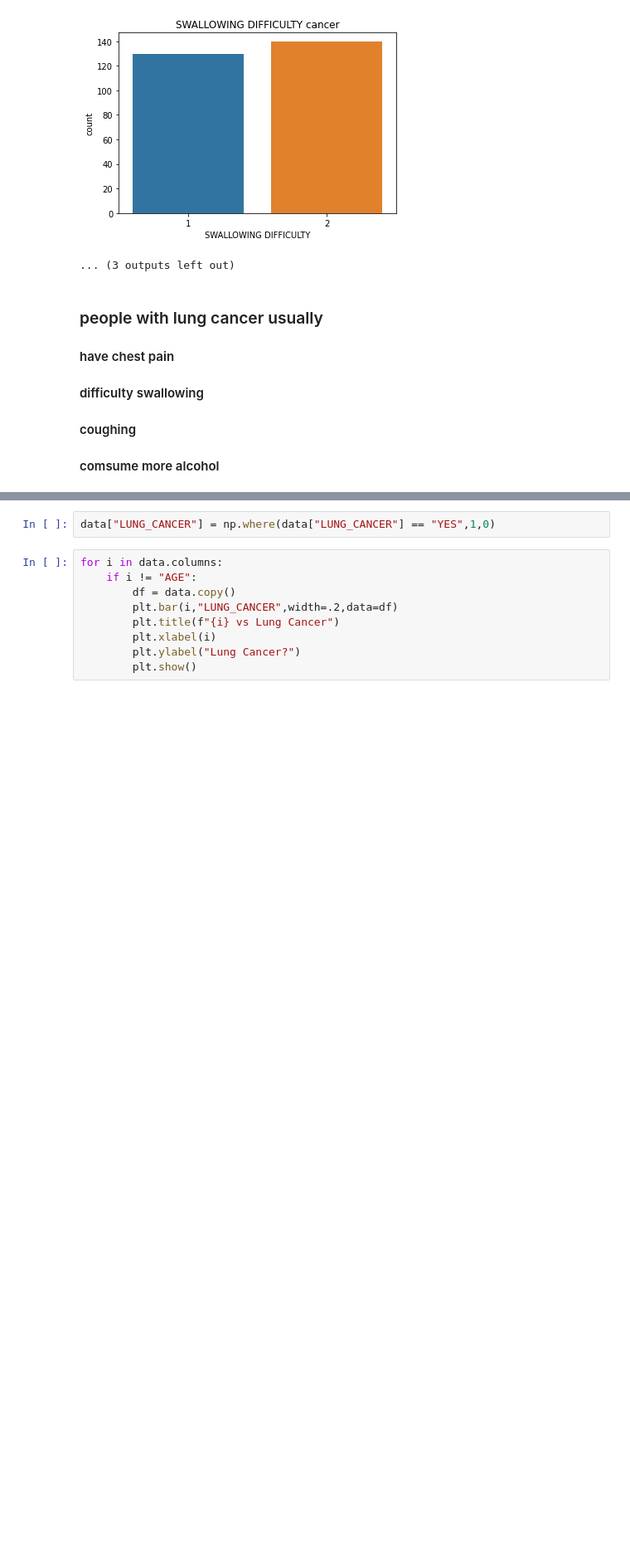
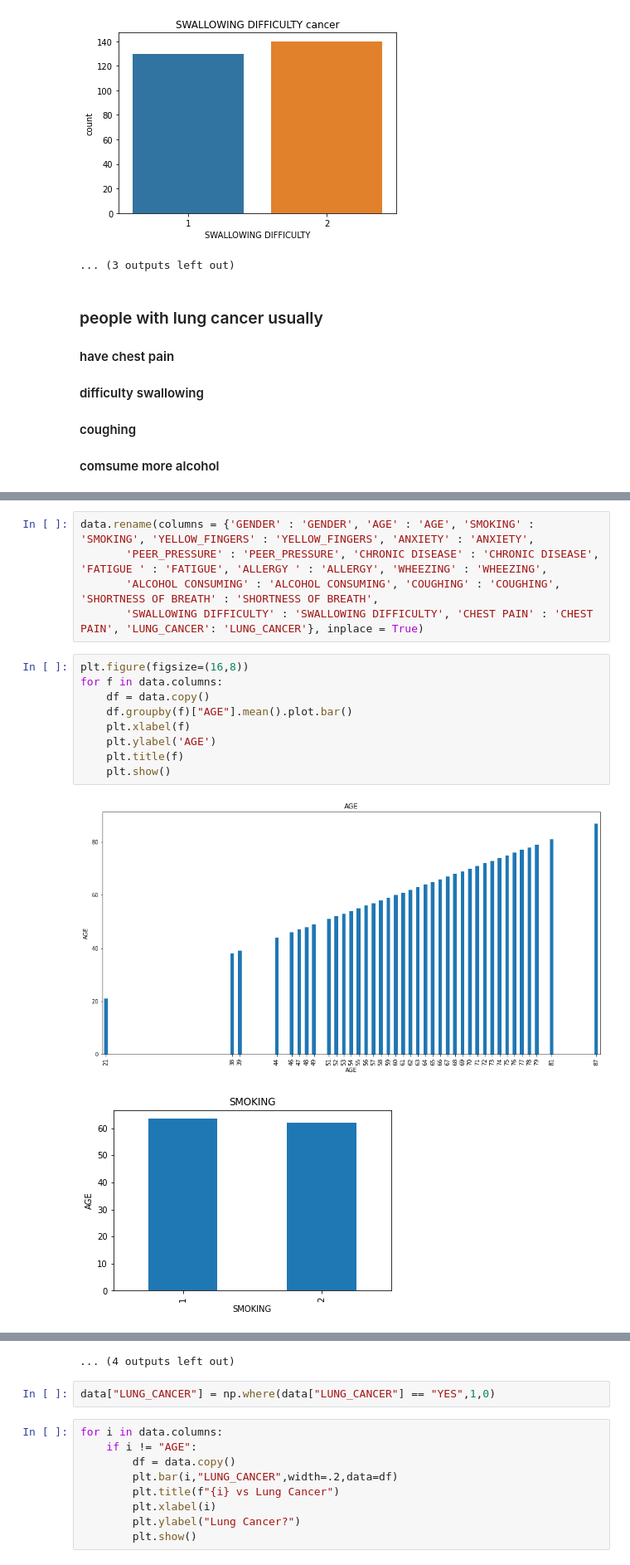
Before and after one commit to mikemoore26/Lung_Cancer, a Jupyter notebook: eda.ipynb, the cells around one changed output, grey strips where cells are left out. Shown at 83% size. Saved outputs shown, nothing was run; the diff lists cells and outputs as text; blank space fills up the shorter version.

```diff
--- a/eda.ipynb
+++ b/eda.ipynb
@@ -256,0 +276,17 @@ for i in df_cancer.columns:
+# %%
+data.rename(columns = {'GENDER' : 'GENDER', 'AGE' : 'AGE', 'SMOKING' : 'SMOKING', 'YELLOW_FINGERS' : 'YELLOW_FINGERS', 'ANXIETY' : 'ANXIETY',
+       'PEER_PRESSURE' : 'PEER_PRESSURE', 'CHRONIC DISEASE' : 'CHRONIC DISEASE', 'FATIGUE ' : 'FATIGUE', 'ALLERGY ' : 'ALLERGY', 'WHEEZING' : 'WHEEZING',
+       'ALCOHOL CONSUMING' : 'ALCOHOL CONSUMING', 'COUGHING' : 'COUGHING', 'SHORTNESS OF BREATH' : 'SHORTNESS OF BREATH',
+       'SWALLOWING DIFFICULTY' : 'SWALLOWING DIFFICULTY', 'CHEST PAIN' : 'CHEST PAIN', 'LUNG_CANCER': 'LUNG_CANCER'}, inplace = True)
+# %%
+plt.figure(figsize=(16,8))
+for f in data.columns:
+    df = data.copy()
+    df.groupby(f)["AGE"].mean().plot.bar()
+    plt.xlabel(f)
+    plt.ylabel('AGE')
+    plt.title(f)
+    plt.show()
+# %% [output]
+[figure, added]
+[figure, added]
@@ -257,3 +303,4 @@ for i in df_cancer.columns:
+... (4 outputs left out)
 # %%
 data["LUNG_CANCER"] = np.where(data["LUNG_CANCER"] == "YES",1,0)
 # %%
```
Also changed, not shown: parts of 12 cells of this notebook, 1 other file.
